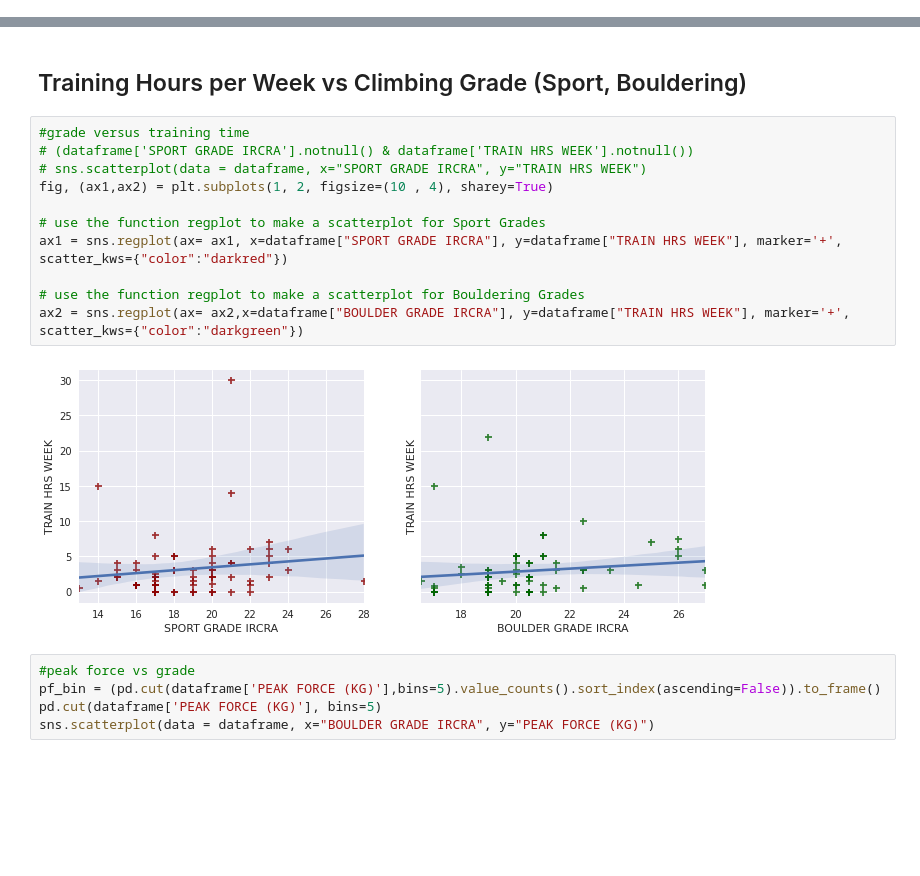
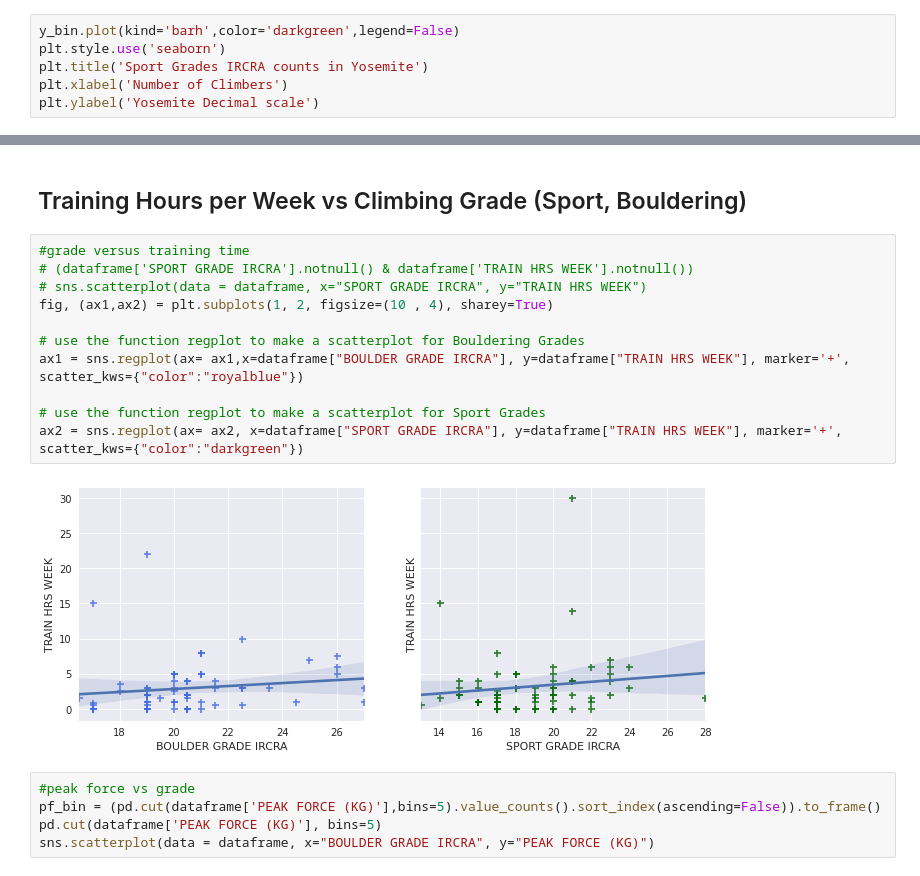
Before and after one commit to haokliao/Critical-Force-Visualization, a Jupyter notebook: EDA_002_notebook.ipynb, the cells around one changed output, grey strips where cells are left out. Cells and saved outputs as stored; diff of their text form; blank space fills up the shorter version.

```diff
--- a/EDA_002_notebook.ipynb
+++ b/EDA_002_notebook.ipynb
@@ -61,0 +94,6 @@ Converting IRCRA rope grades into Yosemite Decimal Systems
+# %%
+y_bin.plot(kind='barh',color='darkgreen',legend=False)
+plt.style.use('seaborn')
+plt.title('Sport Grades IRCRA counts in Yosemite')
+plt.xlabel('Number of Climbers')
+plt.ylabel('Yosemite Decimal scale')
@@ -64,16 +105,16 @@ Converting IRCRA rope grades into Yosemite Decimal Systems
 # %%
 #grade versus training time
 # (dataframe['SPORT GRADE IRCRA'].notnull() & dataframe['TRAIN HRS WEEK'].notnull())
 # sns.scatterplot(data = dataframe, x="SPORT GRADE IRCRA", y="TRAIN HRS WEEK")
 fig, (ax1,ax2) = plt.subplots(1, 2, figsize=(10 , 4), sharey=True)
 
+# use the function regplot to make a scatterplot for Bouldering Grades
+ax1 = sns.regplot(ax= ax1,x=dataframe["BOULDER GRADE IRCRA"], y=dataframe["TRAIN HRS WEEK"], marker='+', scatter_kws={"color":"royalblue"})
+
 # use the function regplot to make a scatterplot for Sport Grades
-ax1 = sns.regplot(ax= ax1, x=dataframe["SPORT GRADE IRCRA"], y=dataframe["TRAIN HRS WEEK"], marker='+', scatter_kws={"color":"darkred"})
-
-# use the function regplot to make a scatterplot for Bouldering Grades
-ax2 = sns.regplot(ax= ax2,x=dataframe["BOULDER GRADE IRCRA"], y=dataframe["TRAIN HRS WEEK"], marker='+', scatter_kws={"color":"darkgreen"})
+ax2 = sns.regplot(ax= ax2, x=dataframe["SPORT GRADE IRCRA"], y=dataframe["TRAIN HRS WEEK"], marker='+', scatter_kws={"color":"darkgreen"})
 # %% [output]
-[figure, old version]
+[figure, new version]
 # %%
 #peak force vs grade
 pf_bin = (pd.cut(dataframe['PEAK FORCE (KG)'],bins=5).value_counts().sort_index(ascending=False)).to_frame()
```
Also changed, not shown: parts of 9 cells of this notebook, 1 other file.
